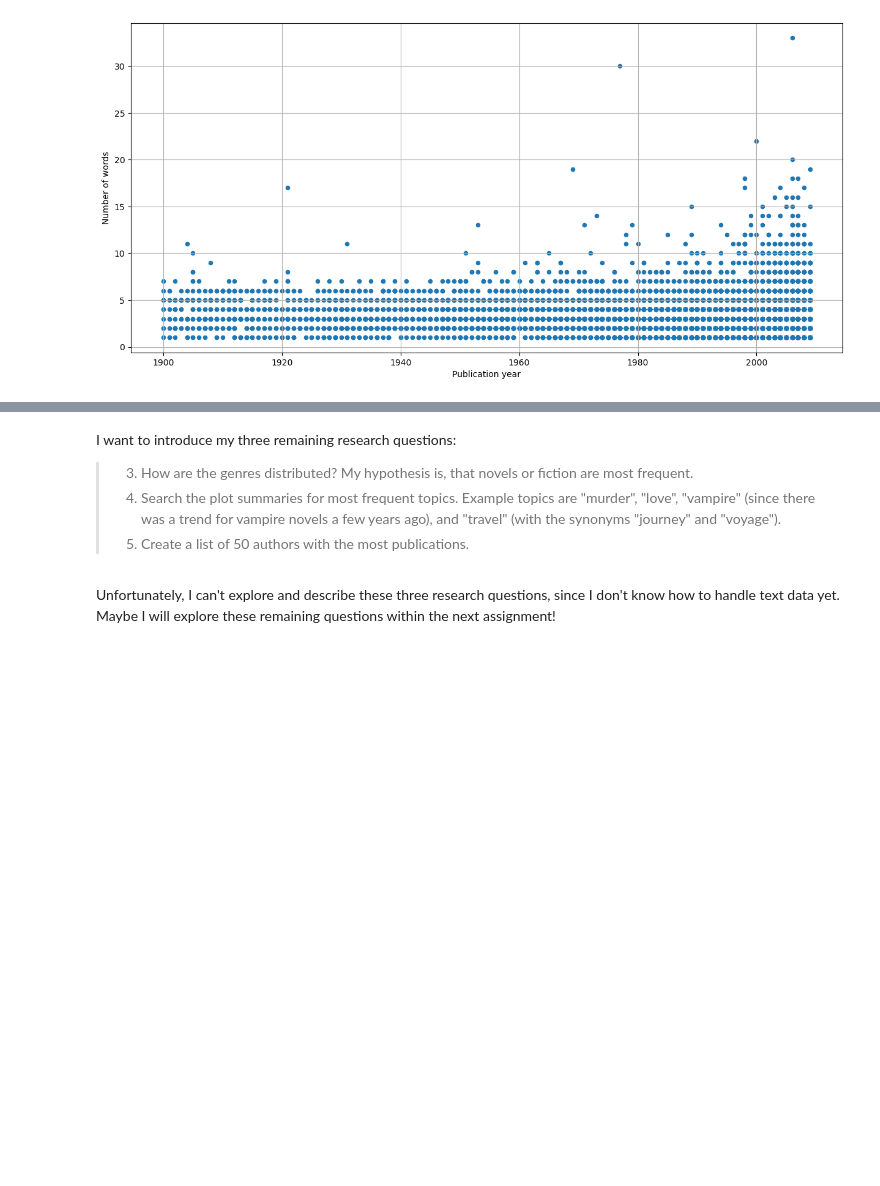
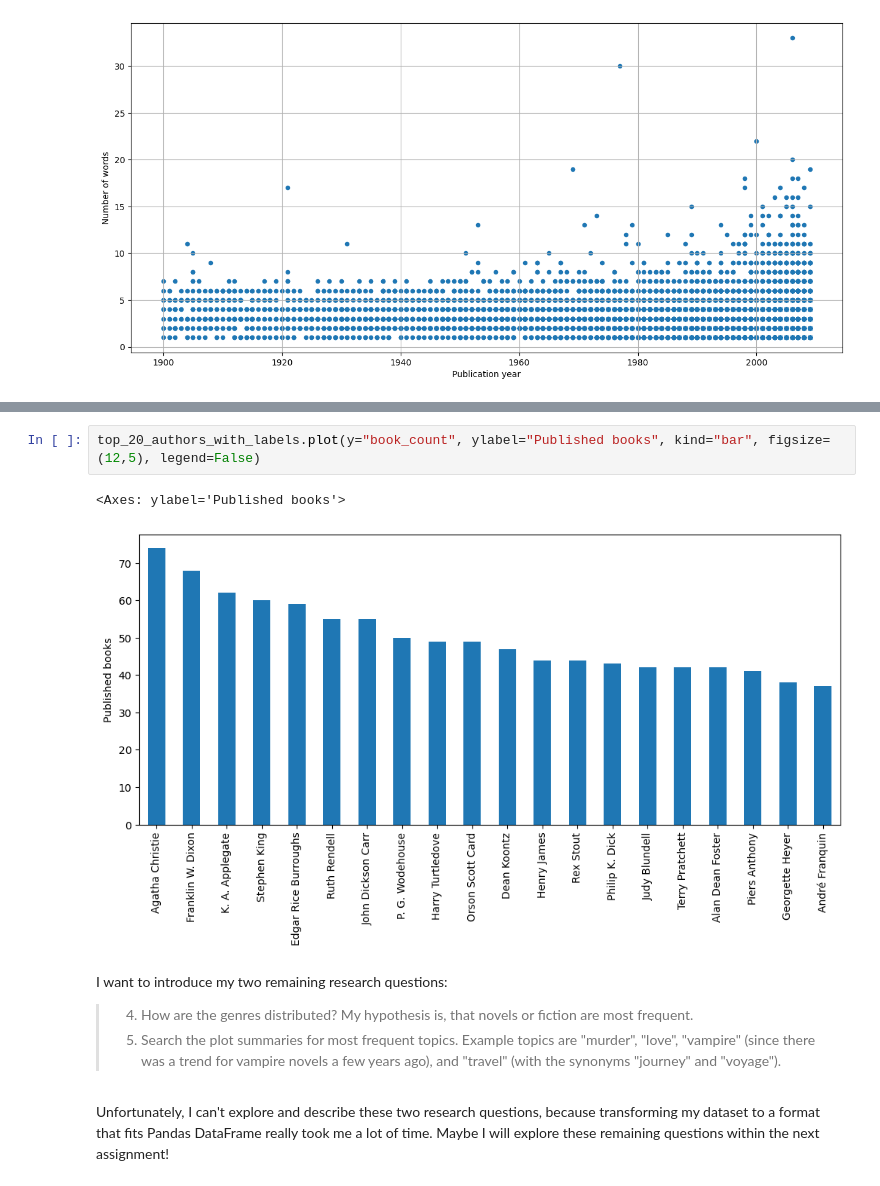
Before and after one commit to laura-ma-fu/Capstone-Project, a Jupyter notebook: LaurasCapstoneProject.ipynb, the cells around one changed output, grey strips where cells are left out. Cells and saved outputs as stored; diff of their text form; blank space fills up the shorter version.

Commit message:
implemented third research question

```diff
--- a/LaurasCapstoneProject.ipynb
+++ b/LaurasCapstoneProject.ipynb
@@ -476,7 +539,11 @@ sorted_word_count_book_titles_data_frame.plot(x="publication_years", y="word_cou
+# %%
+top_20_authors_with_labels.plot(y="book_count", ylabel="Published books", kind="bar", figsize=(12,5), legend=False)
+# %% [output]
+<Axes: ylabel='Published books'>
+[figure, added]
 # %% [markdown]
-I want to introduce my three remaining research questions:
-> 3. How are the genres distributed? My hypothesis is, that novels or fiction are most frequent.
-> 4. Search the plot summaries for most frequent topics. Example topics are "murder", "love", "vampire" (since there was a trend for vampire novels a few years ago), and "travel" (with the synonyms "journey" and "voyage").
-> 5. Create a list of 50 authors with the most publications.
+I want to introduce my two remaining research questions:
+> 4. How are the genres distributed? My hypothesis is, that novels or fiction are most frequent.
+> 5. Search the plot summaries for most frequent topics. Example topics are "murder", "love", "vampire" (since there was a trend for vampire novels a few years ago), and "travel" (with the synonyms "journey" and "voyage").
 # %% [markdown]
-Unfortunately, I can't explore and describe these three research questions, since I don't know how to handle text data yet. Maybe I will explore these remaining questions within the next assignment!
+Unfortunately, I can't explore and describe these two research questions, because transforming my dataset to a format that fits Pandas DataFrame really took me a lot of time. Maybe I will explore these remaining questions within the next assignment!
```
Also changed, not shown: parts of 3 cells of this notebook.
